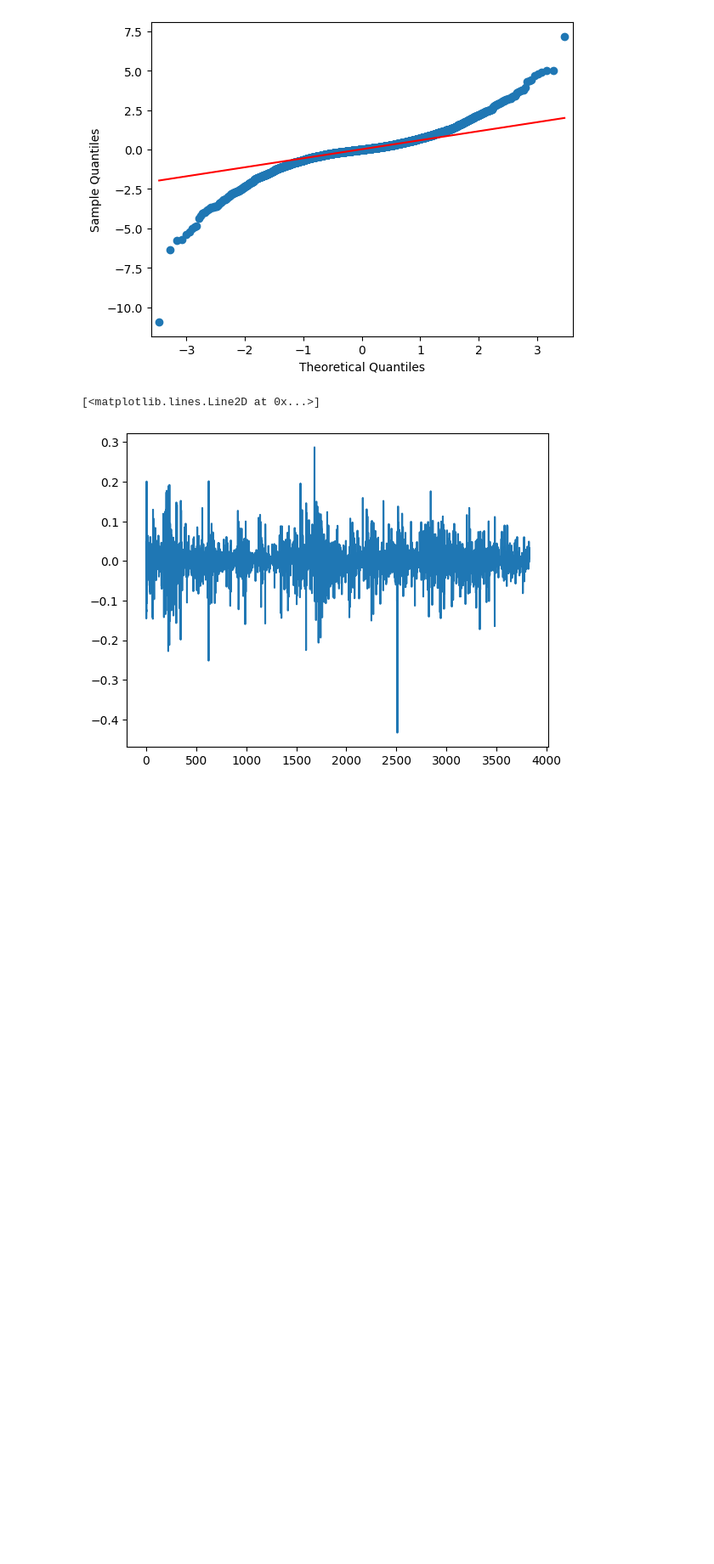
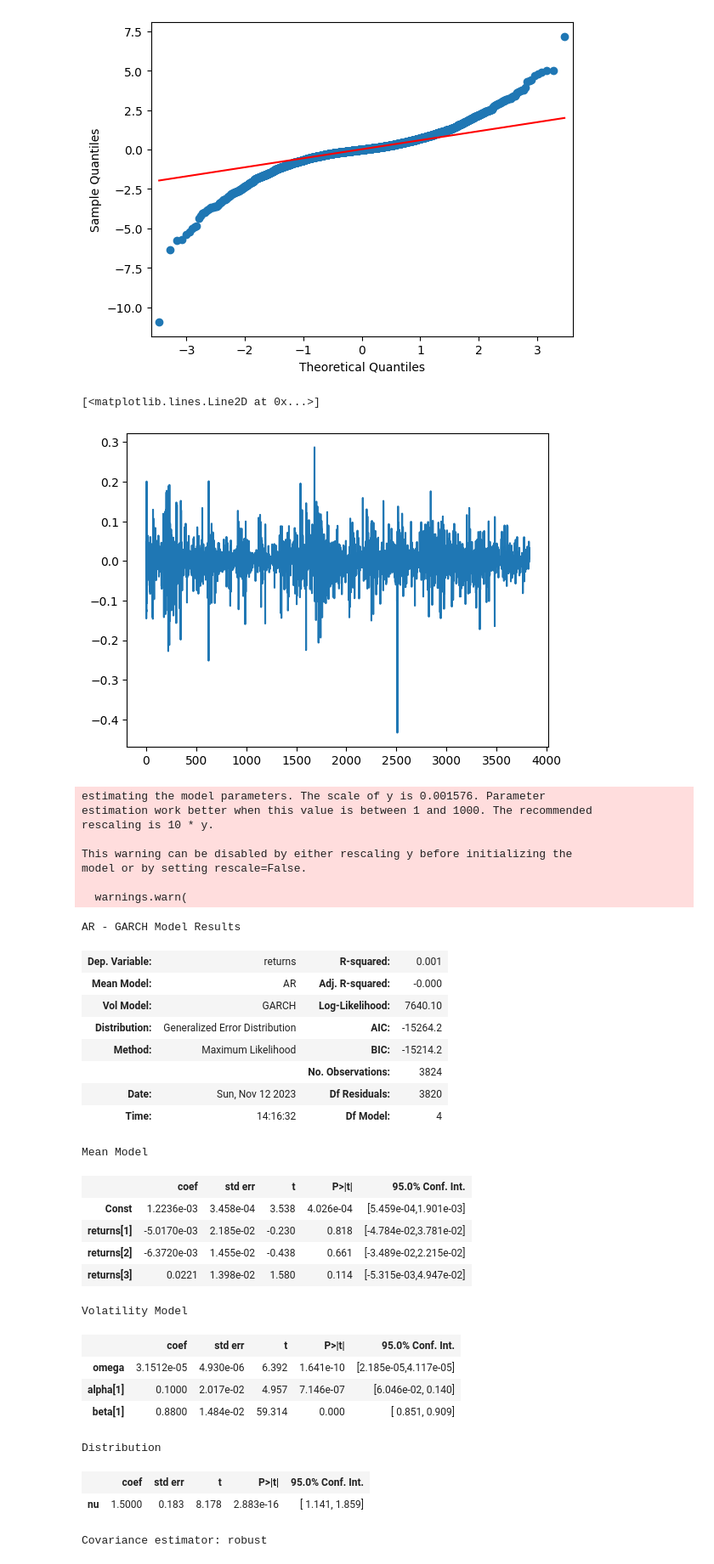
Before and after one commit to jeffhu1/cs229b_proj, a Jupyter notebook: garch.ipynb, the cells around one changed output. Shown: that part at 85% size. Cells and saved outputs as stored; diff of their text form; code cells hidden in the pictures; blank space fills up the shorter version.

Commit message:
make garch file

```diff
--- a/main.ipynb
+++ b/garch.ipynb
@@ -45,0 +48,37 @@ plt.plot(returns['returns'])
+# %%
+m = arch_model(returns['returns'], mean='AR', vol='GARCH', p=1, q=1, lags=3, dist='ged')
+r = m.fit(disp=False, options={'ftol': 1e-01})
+r.summary()
+# %% [output]
+estimating the model parameters. The scale of y is 0.001576. Parameter
+estimation work better when this value is between 1 and 1000. The recommended
+rescaling is 10 * y.
+
+This warning can be disabled by either rescaling y before initializing the
+model or by setting rescale=False.
+
+  warnings.warn(
+AR - GARCH Model Results
+| Dep. Variable: | returns | R-squared: | 0.001 |
+| Mean Model: | AR | Adj. R-squared: | -0.000 |
+| Vol Model: | GARCH | Log-Likelihood: | 7640.10 |
+| Distribution: | Generalized Error Distribution | AIC: | -15264.2 |
+| Method: | Maximum Likelihood | BIC: | -15214.2 |
+|  |  | No. Observations: | 3824 |
+| Date: | Sun, Nov 12 2023 | Df Residuals: | 3820 |
+| Time: | 14:16:32 | Df Model: | 4 |
+Mean Model
+|  | coef | std err | t | P>|t| | 95.0% Conf. Int. |
+| Const | 1.2236e-03 | 3.458e-04 | 3.538 | 4.026e-04 | [5.459e-04,1.901e-03] |
+| returns[1] | -5.0170e-03 | 2.185e-02 | -0.230 | 0.818 | [-4.784e-02,3.781e-02] |
+| returns[2] | -6.3720e-03 | 1.455e-02 | -0.438 | 0.661 | [-3.489e-02,2.215e-02] |
+| returns[3] | 0.0221 | 1.398e-02 | 1.580 | 0.114 | [-5.315e-03,4.947e-02] |
+Volatility Model
+|  | coef | std err | t | P>|t| | 95.0% Conf. Int. |
+| omega | 3.1512e-05 | 4.930e-06 | 6.392 | 1.641e-10 | [2.185e-05,4.117e-05] |
+| alpha[1] | 0.1000 | 2.017e-02 | 4.957 | 7.146e-07 | [6.046e-02, 0.140] |
+| beta[1] | 0.8800 | 1.484e-02 | 59.314 | 0.000 | [ 0.851, 0.909] |
+Distribution
+|  | coef | std err | t | P>|t| | 95.0% Conf. Int. |
+| nu | 1.5000 | 0.183 | 8.178 | 2.883e-16 | [ 1.141, 1.859] |
+Covariance estimator: robust
```
Also changed, not shown: parts of 5 cells of this notebook.
